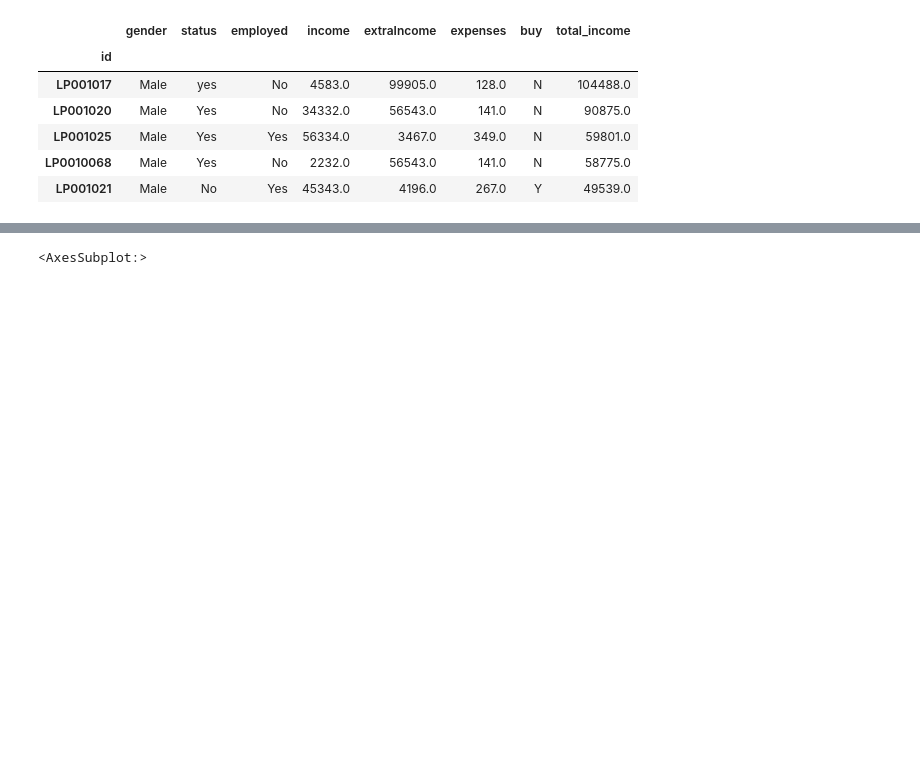
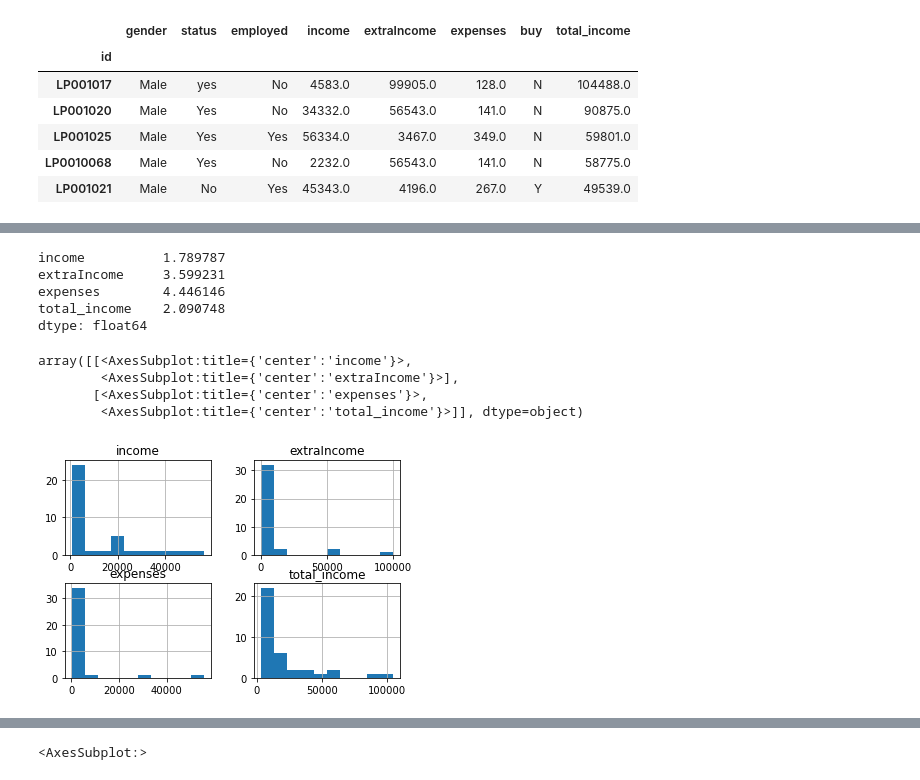
Before and after one commit to Zomo8282/EDA, a Jupyter notebook: EDA and cleaning .ipynb, the cells around one changed output, grey strips where cells are left out. Drawn from its saved outputs; the diff is of its cells as text; code cells hidden in the pictures; blank space fills up the shorter version.

```diff
--- a/EDA and cleaning .ipynb
+++ b/EDA and cleaning .ipynb
@@ -142,0 +234,16 @@ df.head()
+# %%
+df.skew()#****************
+# %% [output]
+income          1.789787
+extraIncome     3.599231
+expenses        4.446146
+total_income    2.090748
+dtype: float64
+# %%
+df.hist() # all are postitave skew
+# %% [output]
+array([[<AxesSubplot:title={'center':'income'}>,
+        <AxesSubplot:title={'center':'extraIncome'}>],
+       [<AxesSubplot:title={'center':'expenses'}>,
+        <AxesSubplot:title={'center':'total_income'}>]], dtype=object)
+[figure, added]
```
Also changed, not shown: parts of 37 cells of this notebook.
